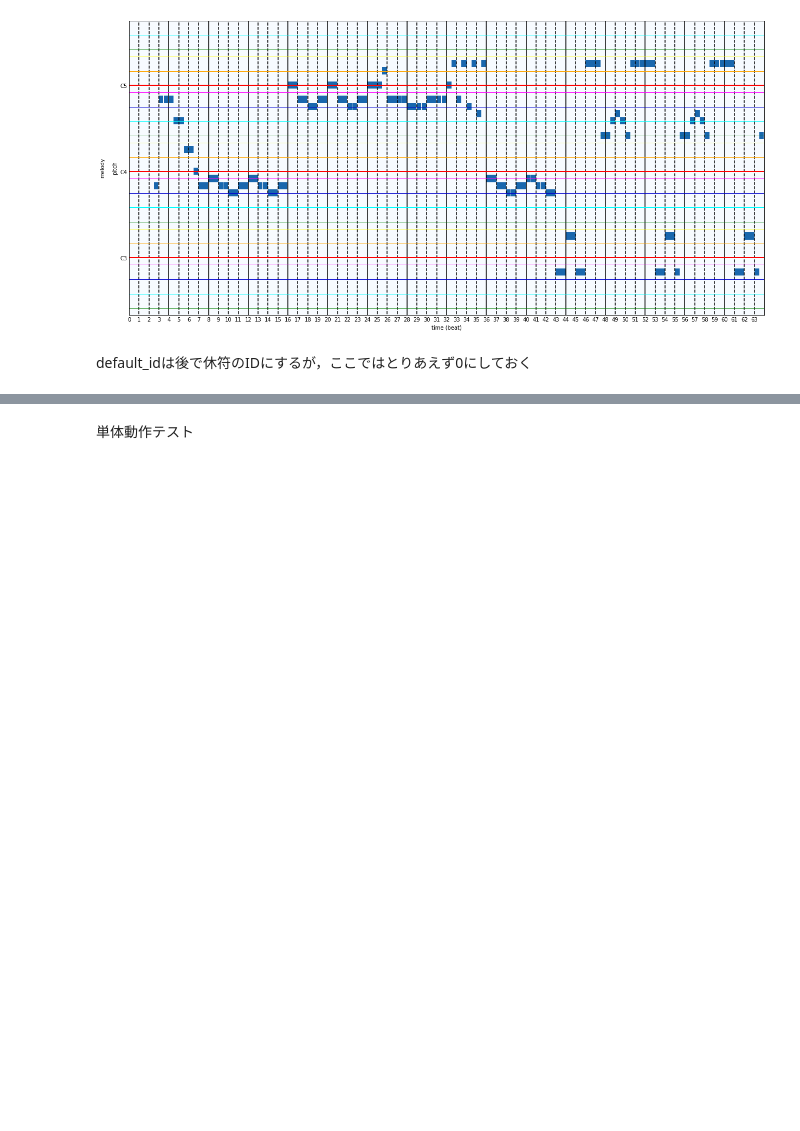
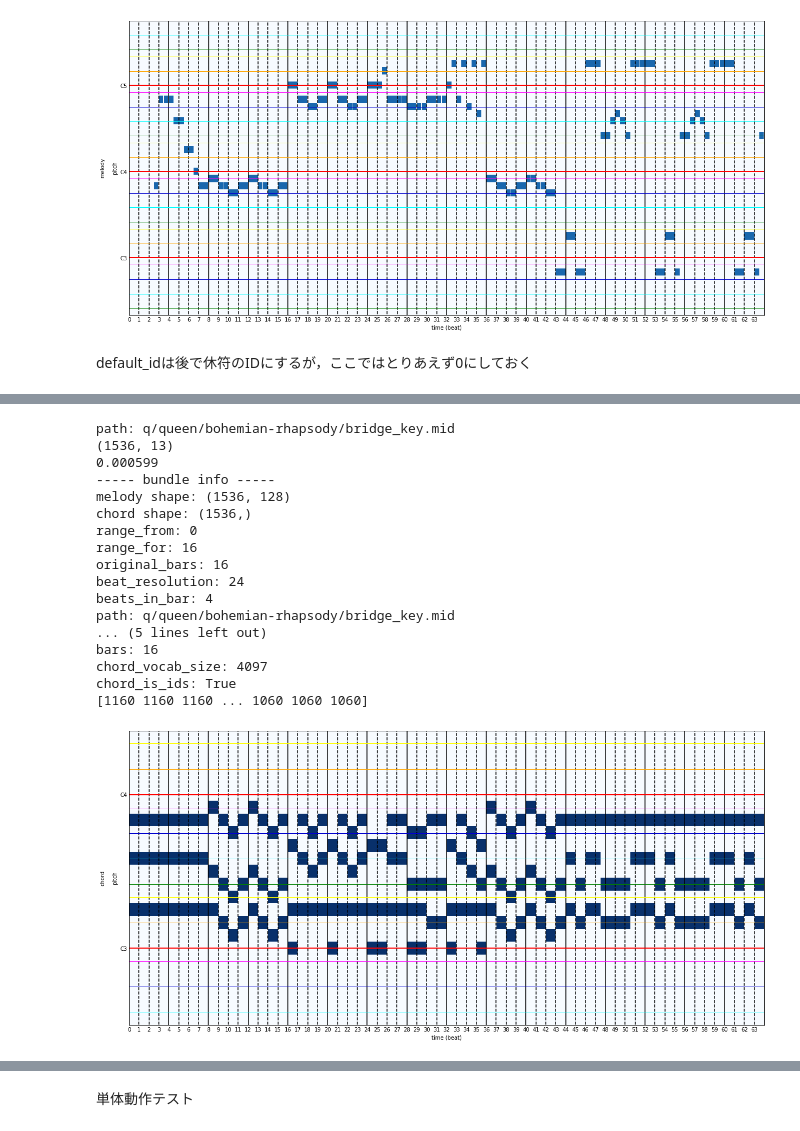
Before and after one commit to fuurin/schwbert, a Jupyter notebook: preparation/theorytab.ipynb, the cells around one changed output, grey strips where cells are left out. Saved outputs shown, nothing was run; the diff lists cells and outputs as text; code cells hidden in the pictures; blank space fills up the shorter version.

```diff
--- a/preparation/theorytab.ipynb
+++ b/preparation/theorytab.ipynb
@@ -985,0 +1029,18 @@ melody_is_ids: True
+# %%
+short_path = "q/queen/bohemian-rhapsody/pre-chorus-and-chorus_key.mid" # 2 bars file
+long_path = "q/queen/bohemian-rhapsody/bridge_key.mid" # 19 bars_file
+path = long_path
+
+ppr, row = sampler.ppr_by_path(path)
+bundles = bundler.bundle(ppr, row)
+processors = [
+    # down_beat_resolution,
+    translate_chord,
+    permeate_chord,
+    add_special_pitches_to_chord,
+    padding,
+]
+for processor in processors:
+    bundles = processor(bundles)
+bundle_id = 0
+grid_plot(bundles[bundle_id].get_ppr().tracks[1])
@@ -986,3 +1050,49 @@ melody_is_ids: True
+# %%
+chord_to_id = ChordVectorToChordID(pad_id=12)
+
+ppr, row = sampler.ppr_by_path(path)
+bundles = bundler.bundle(ppr, row)
+processors = [
+    # down_beat_resolution,
+    translate_chord,
+    permeate_chord,
+    add_special_pitches_to_chord,
+    padding,
+]
+for processor in processors:
+    bundles = processor(bundles)
+bundle_id = 0
+
+print(bundles[bundle_id].chord.shape)
+
+with Timer():
+    output_bundles = chord_to_id(bundles)
+
+bundle_id = 0
+bundle = output_bundles[bundle_id]
+print(bundle)
+print(bundle.chord)
+bundle.meta['chord_pitch_range'] = [0,13] # show pad pitch
+grid_plot(bundle.get_ppr().tracks[1])
+# %% [output]
+path: q/queen/bohemian-rhapsody/bridge_key.mid
+(1536, 13)
+0.000599
+----- bundle info -----
+melody shape: (1536, 128)
+chord shape: (1536,)
+range_from: 0
+range_for: 16
+original_bars: 16
+beat_resolution: 24
+beats_in_bar: 4
+path: q/queen/bohemian-rhapsody/bridge_key.mid
+... (5 lines left out)
+bars: 16
+chord_vocab_size: 4097
+chord_is_ids: True
+[1160 1160 1160 ... 1060 1060 1060]
+[figure, added]
 # %% [markdown]
 ## 全処理を統合
 input: row -> output: bundlers
```
Also changed, not shown: parts of 28 cells of this notebook, 2 other files.
